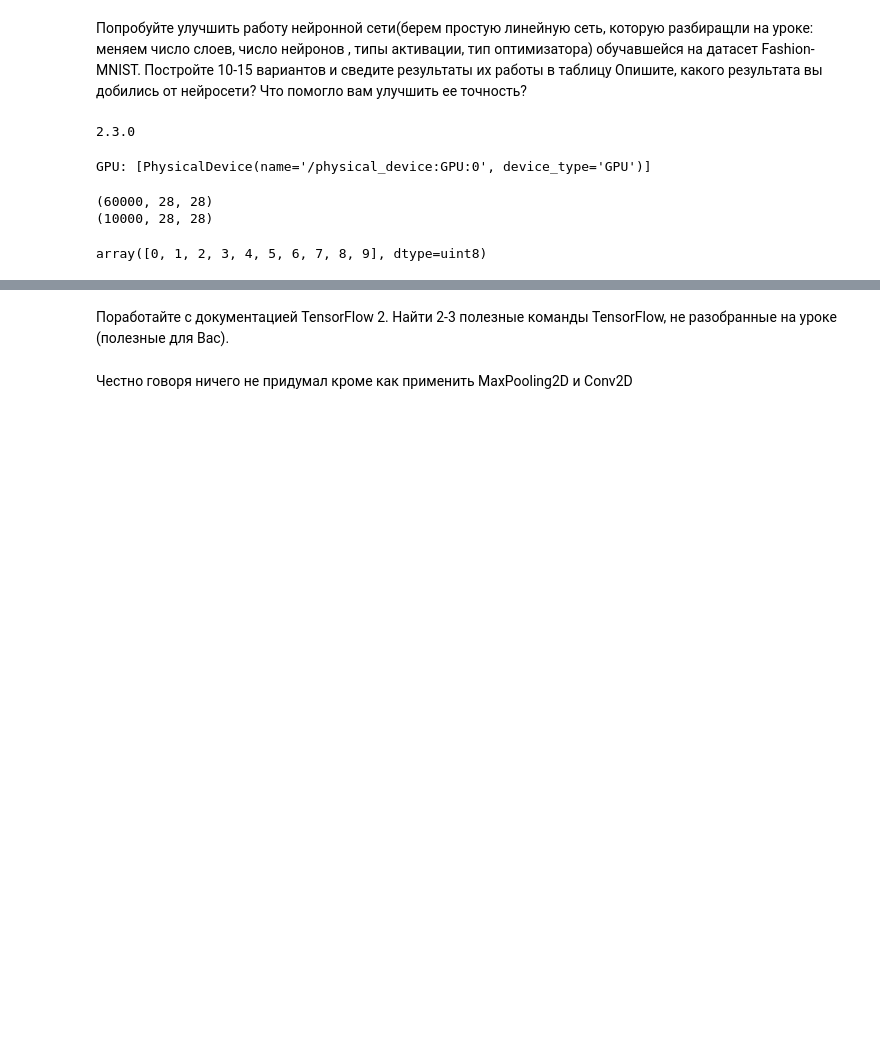
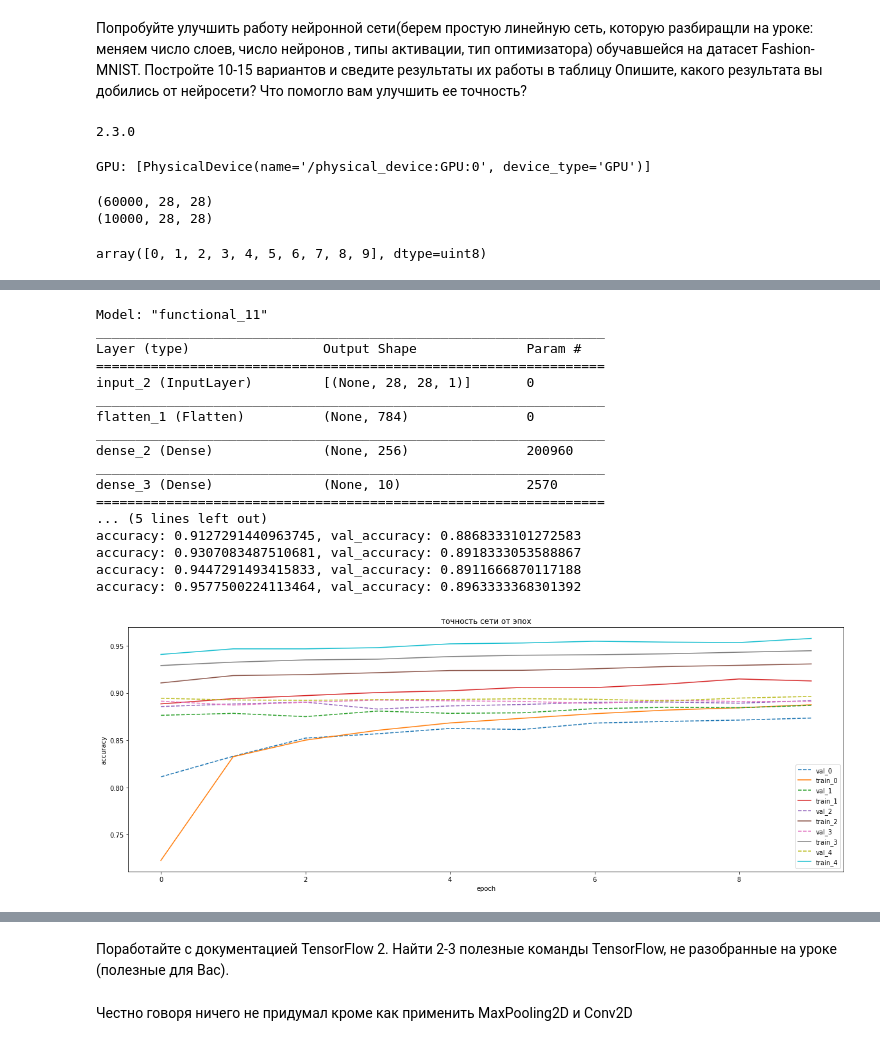
Before and after one commit to Aleksei741/Intr_neural_networks, a Jupyter notebook: Lesson_3/HW.ipynb, the cells around one changed output, grey strips where cells are left out. Drawn from its saved outputs; the diff is of its cells as text; code cells hidden in the pictures; blank space fills up the shorter version.

```diff
--- a/Lesson_3/HW.ipynb
+++ b/Lesson_3/HW.ipynb
@@ -293,0 +177,30 @@ Wall time: 25.9 s
+# %%
+%%time
+#Уменьшим кол-во нейронов
+input = layer.Input(shape=(28, 28, 1))
+
+x = layer.Flatten()(input)
+x = layer.Dense(256, activation='relu')(x)
+x = layer.Dense(10, activation='softmax')(x)
+
+num_test = 2
+statistic = model_compile(input, x, note='Уменьшил кол-во нейронов', num_test=num_test, statistic=statistic)
+# %% [output]
+Model: "functional_11"
+_________________________________________________________________
+Layer (type)                 Output Shape              Param #
+=================================================================
+input_2 (InputLayer)         [(None, 28, 28, 1)]       0
+_________________________________________________________________
+flatten_1 (Flatten)          (None, 784)               0
+_________________________________________________________________
+dense_2 (Dense)              (None, 256)               200960
+_________________________________________________________________
+dense_3 (Dense)              (None, 10)                2570
+=================================================================
+... (5 lines left out)
+accuracy: 0.9127291440963745, val_accuracy: 0.8868333101272583
+accuracy: 0.9307083487510681, val_accuracy: 0.8918333053588867
+accuracy: 0.9447291493415833, val_accuracy: 0.8911666870117188
+accuracy: 0.9577500224113464, val_accuracy: 0.8963333368301392
+[figure, added]
```
Also changed, not shown: parts of 35 cells of this notebook.
